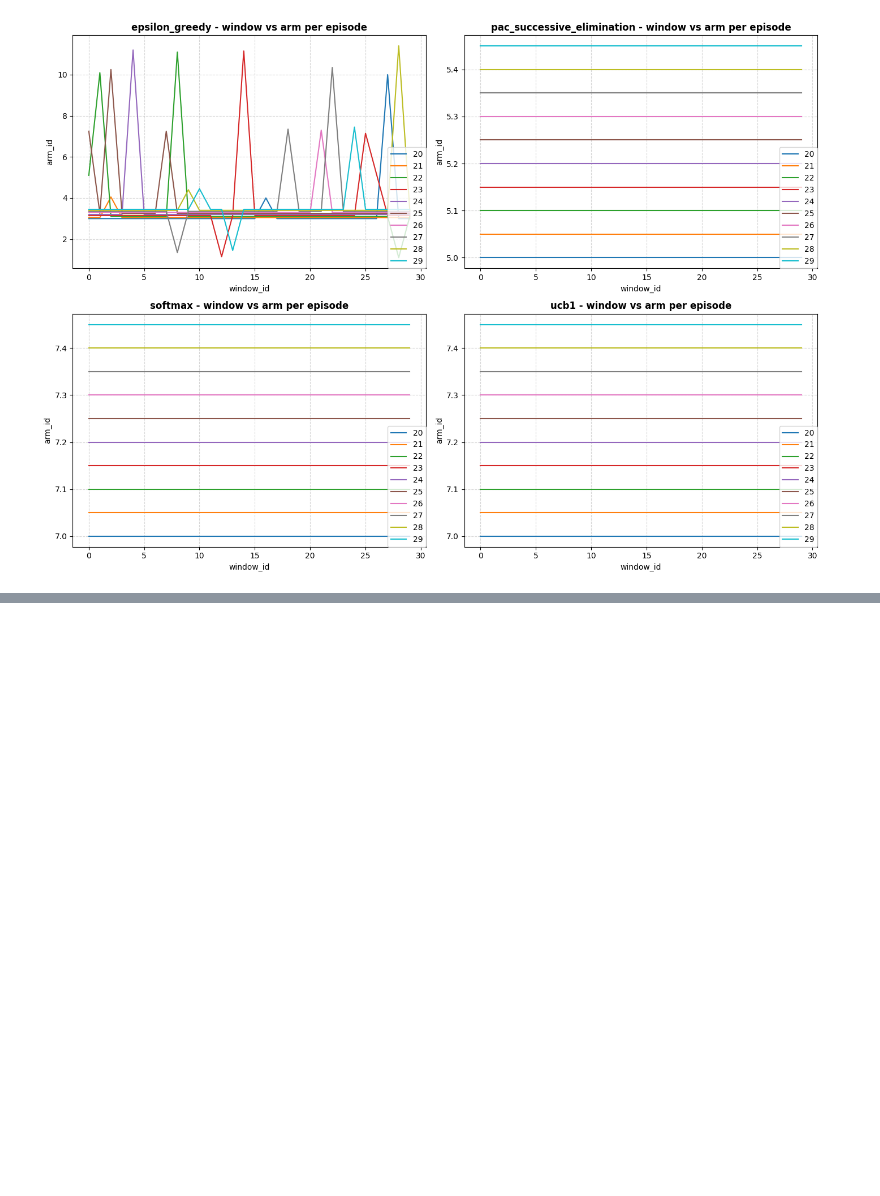
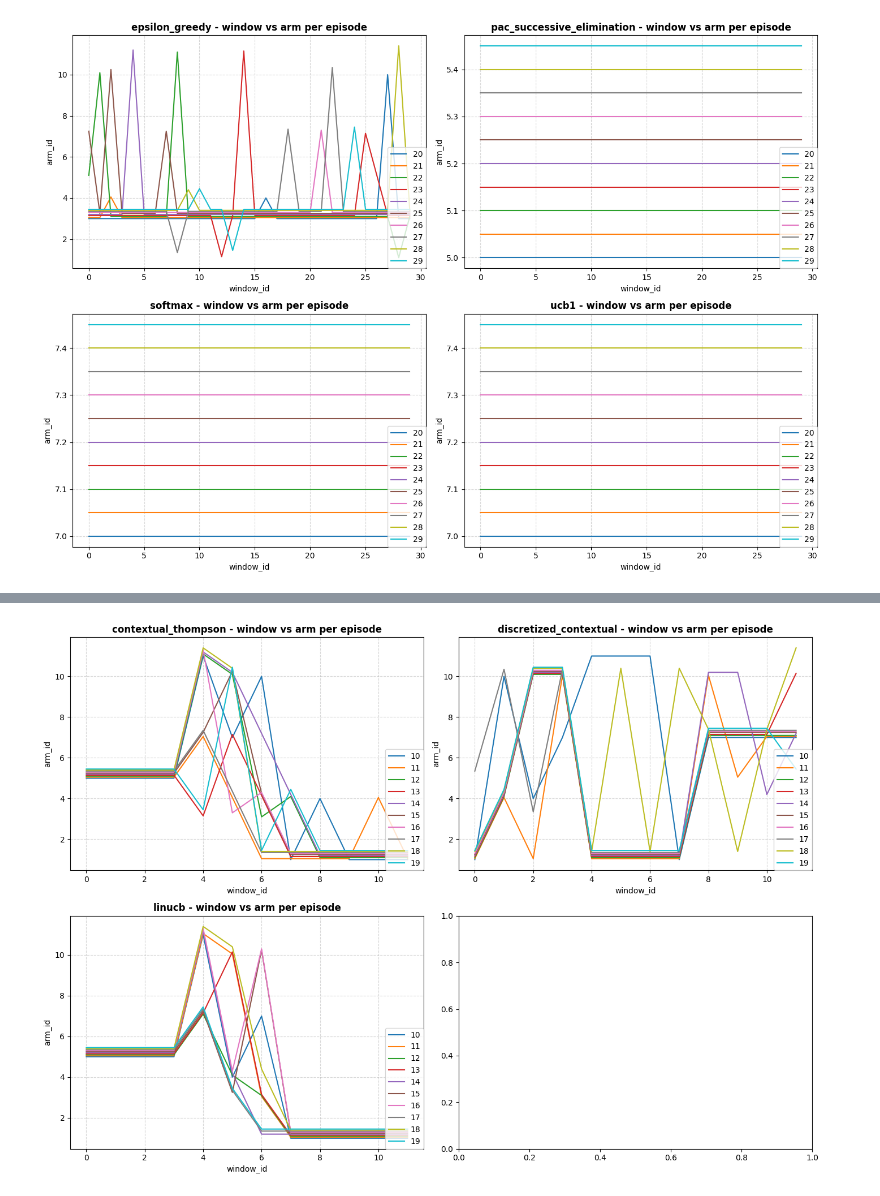
Before and after one commit to deathstroke111/fish-economy-dynamics-and-RL, a Jupyter notebook: bandits_analysis.ipynb, the cells around one changed output, grey strips where cells are left out. Drawn from its saved outputs; the diff is of its cells as text; code cells hidden in the pictures; blank space fills up the shorter version.

```diff
--- a/bandits_analysis.ipynb
+++ b/bandits_analysis.ipynb
@@ -88,0 +113,28 @@ plt.show()
+# %%
+list_of_algos = algo_vs_reward_df['algorithm'].unique().tolist()
+algo_vs_arm_dfs = [window_contextual_120[(window_contextual_120['algorithm']==algo) & (window_contextual_120['seed']==0)][['algorithm', 'window_index', 'episode', 'arm_id']].copy() for algo in list_of_algos]
+titles = [f'{algo} - window vs arm per episode' for algo in list_of_algos]
+episode_sample_size = 8
+
+fig, axes = plt.subplots(nrows=2, ncols=2, figsize=(14, 10))
+axes_flat = axes.flatten()
+
+for indx, (ax, episode_df, title) in enumerate(zip(axes_flat, algo_vs_arm_dfs, titles)):
+    episodes = episode_df['episode'].unique().tolist()[10:20]
+    colors = get_high_contrast_colors(len(episodes))
+
+    for indx, episode in enumerate(episodes):
+        slice_df = episode_df[episode_df['episode']==episode]
+        offset = indx*0.05
+        ax.plot(slice_df['window_index'], slice_df['arm_id']+offset, label=episode, color=colors[indx])
+
+    ax.set_title(title, fontsize=12, fontweight='bold')
+    ax.set_xlabel('window_id')
+    ax.set_ylabel('arm_id')
+    ax.legend(loc="lower right", borderaxespad=0)
+    ax.grid(True, linestyle='--', alpha=0.5)
+
+plt.tight_layout()
+plt.show()
+# %% [output]
+[figure, added]
```
Also changed, not shown: parts of 5 cells of this notebook, 50 other files.
